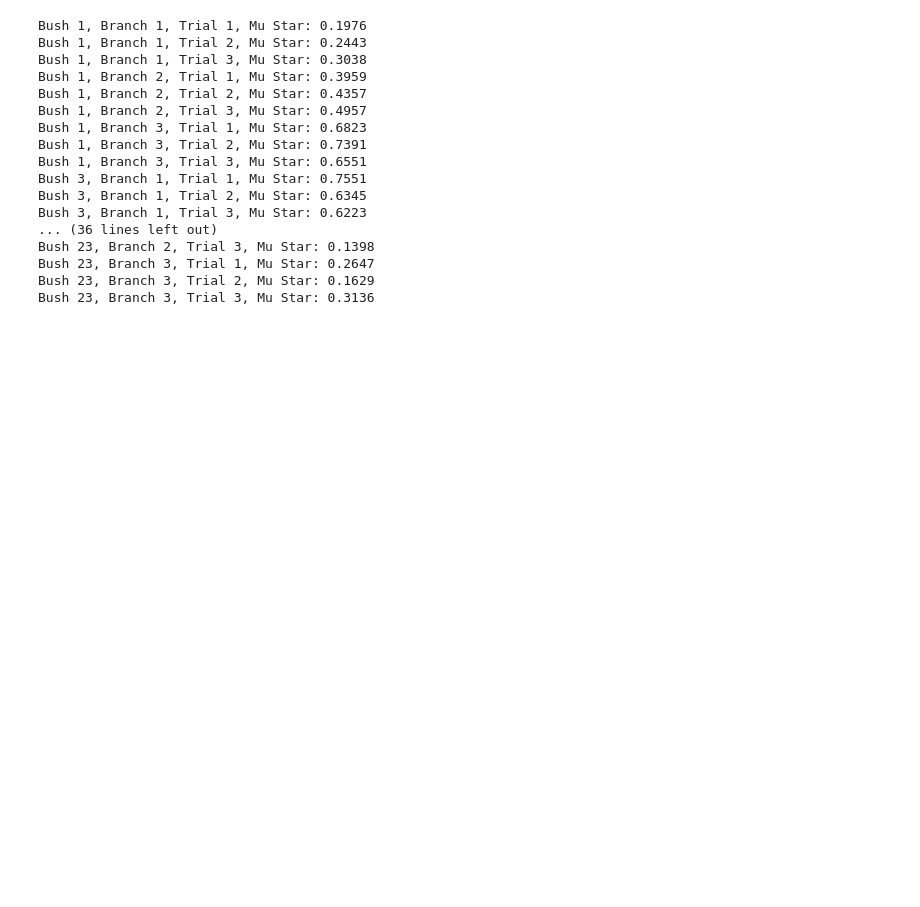
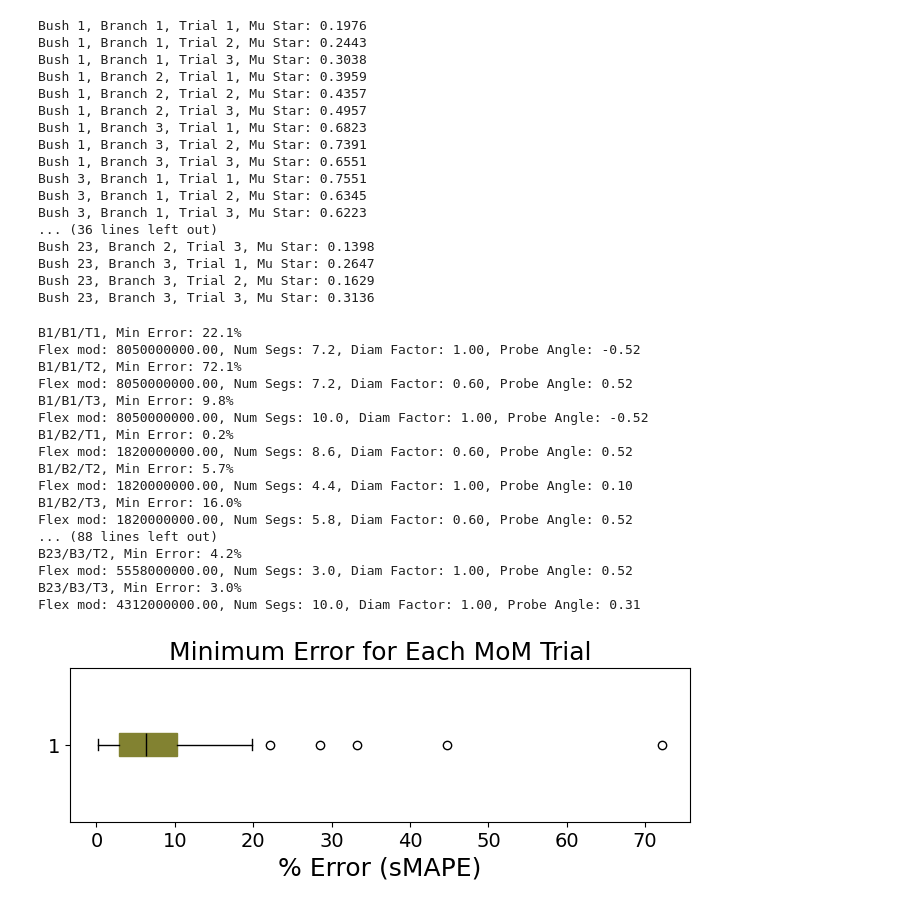
Before and after one commit to Intelligent-Machines-and-Materials-Lab/MuJoCoBlueberryModeling, a Jupyter notebook: src/sensitivity_analysis_plotter.ipynb, the cells around one changed output. Saved outputs shown, nothing was run; the diff lists cells and outputs as text; code cells hidden in the pictures; blank space fills up the shorter version.

```diff
--- a/src/sensitivity_analysis_plotter.ipynb
+++ b/src/sensitivity_analysis_plotter.ipynb
@@ -88,3 +88,39 @@ Bush 23, Branch 2, Trial 3, Mu Star: 0.1398
 Bush 23, Branch 3, Trial 1, Mu Star: 0.2647
 Bush 23, Branch 3, Trial 2, Mu Star: 0.1629
 Bush 23, Branch 3, Trial 3, Mu Star: 0.3136
+# %%
+# --------------- answer: for each trial, how low did the error get? ------------
+min_errors = []
+for trial in all_trial_data:
+    min_idx = np.argmin(trial['output_errors'])
+    min_error = np.min(trial['output_errors'])
+    min_errors.append(min_error*100)
+    print(f"B{trial['bush']}/B{trial['branch']}/T{trial['trial']}, Min Error: {(min_error*100):.1f}%")
+    print(f"Flex mod: {trial['samples'][min_idx][0]:.2f}, Num Segs: {trial['samples'][min_idx][1]:.1f}, Diam Factor: {trial['samples'][min_idx][2]:.2f}, Probe Angle: {trial['samples'][min_idx][3]:.2f}")
+    # print(trial['samples'][min_idx])
+
+fig, ax = plt.subplots(1, 1, figsize=(8, 2))
+ax.boxplot(min_errors, vert=False, patch_artist=True, boxprops=dict(facecolor=cm.batlow(0.5), color=cm.batlow(0.5)), medianprops=dict(color='black'))
+ax.set_title('Minimum Error for Each MoM Trial', fontsize=18)
+ax.set_xlabel('% Error (sMAPE)', fontsize=18)
+ax.tick_params(axis='both', which='major', labelsize=14)
+plt.show()
+# %% [output]
+B1/B1/T1, Min Error: 22.1%
+Flex mod: 8050000000.00, Num Segs: 7.2, Diam Factor: 1.00, Probe Angle: -0.52
+B1/B1/T2, Min Error: 72.1%
+Flex mod: 8050000000.00, Num Segs: 7.2, Diam Factor: 0.60, Probe Angle: 0.52
+B1/B1/T3, Min Error: 9.8%
+Flex mod: 8050000000.00, Num Segs: 10.0, Diam Factor: 1.00, Probe Angle: -0.52
+B1/B2/T1, Min Error: 0.2%
+Flex mod: 1820000000.00, Num Segs: 8.6, Diam Factor: 0.60, Probe Angle: 0.52
+B1/B2/T2, Min Error: 5.7%
+Flex mod: 1820000000.00, Num Segs: 4.4, Diam Factor: 1.00, Probe Angle: 0.10
+B1/B2/T3, Min Error: 16.0%
+Flex mod: 1820000000.00, Num Segs: 5.8, Diam Factor: 0.60, Probe Angle: 0.52
+... (88 lines left out)
+B23/B3/T2, Min Error: 4.2%
+Flex mod: 5558000000.00, Num Segs: 3.0, Diam Factor: 1.00, Probe Angle: 0.52
+B23/B3/T3, Min Error: 3.0%
+Flex mod: 4312000000.00, Num Segs: 10.0, Diam Factor: 1.00, Probe Angle: 0.31
+[figure, added]
```
Also changed, not shown: 5 other files.
